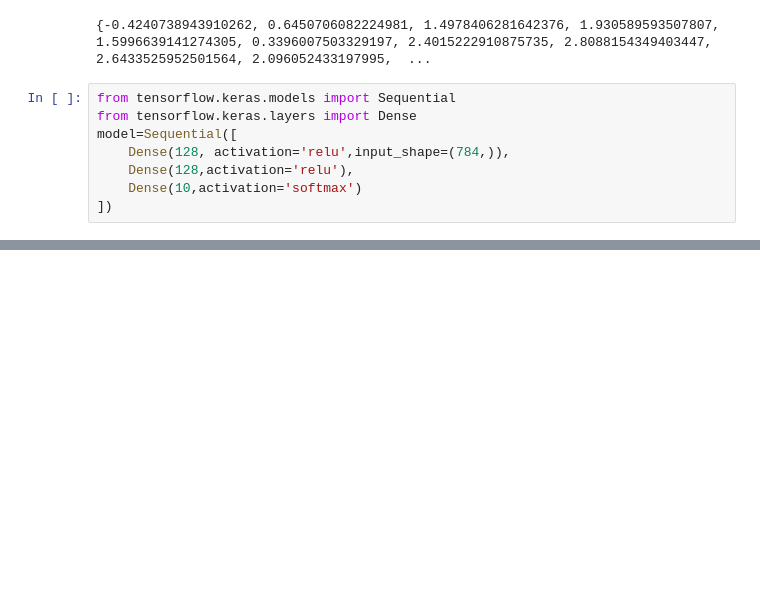
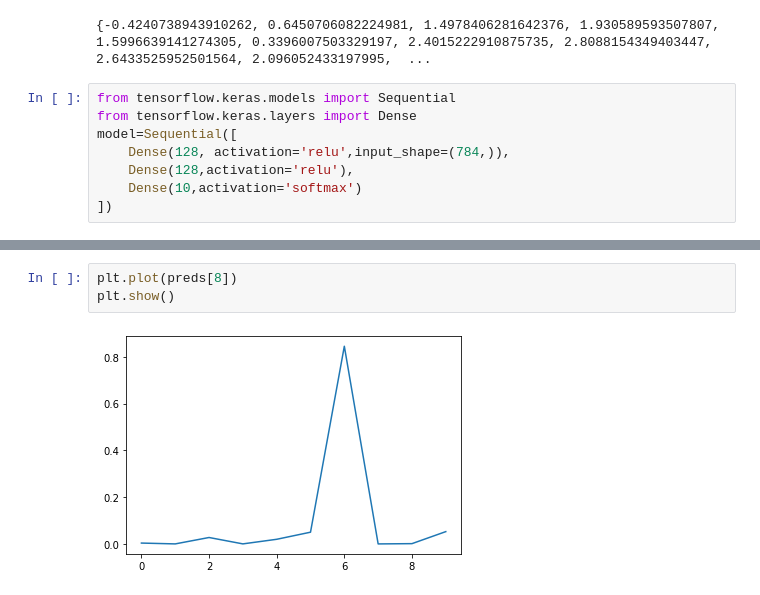
Before and after one commit to abinshahameer/Machine-Learning, a Jupyter notebook: image.ipynb, the cells around one changed output, grey strips where cells are left out. Drawn from its saved outputs; the diff is of its cells as text; blank space fills up the shorter version.

```diff
--- a/image.ipynb
+++ b/image.ipynb
@@ -83,0 +144,5 @@ model=Sequential([
+# %%
+plt.plot(preds[8])
+plt.show()
+# %% [output]
+[figure, added]
```
Also changed, not shown: parts of 8 cells of this notebook.
